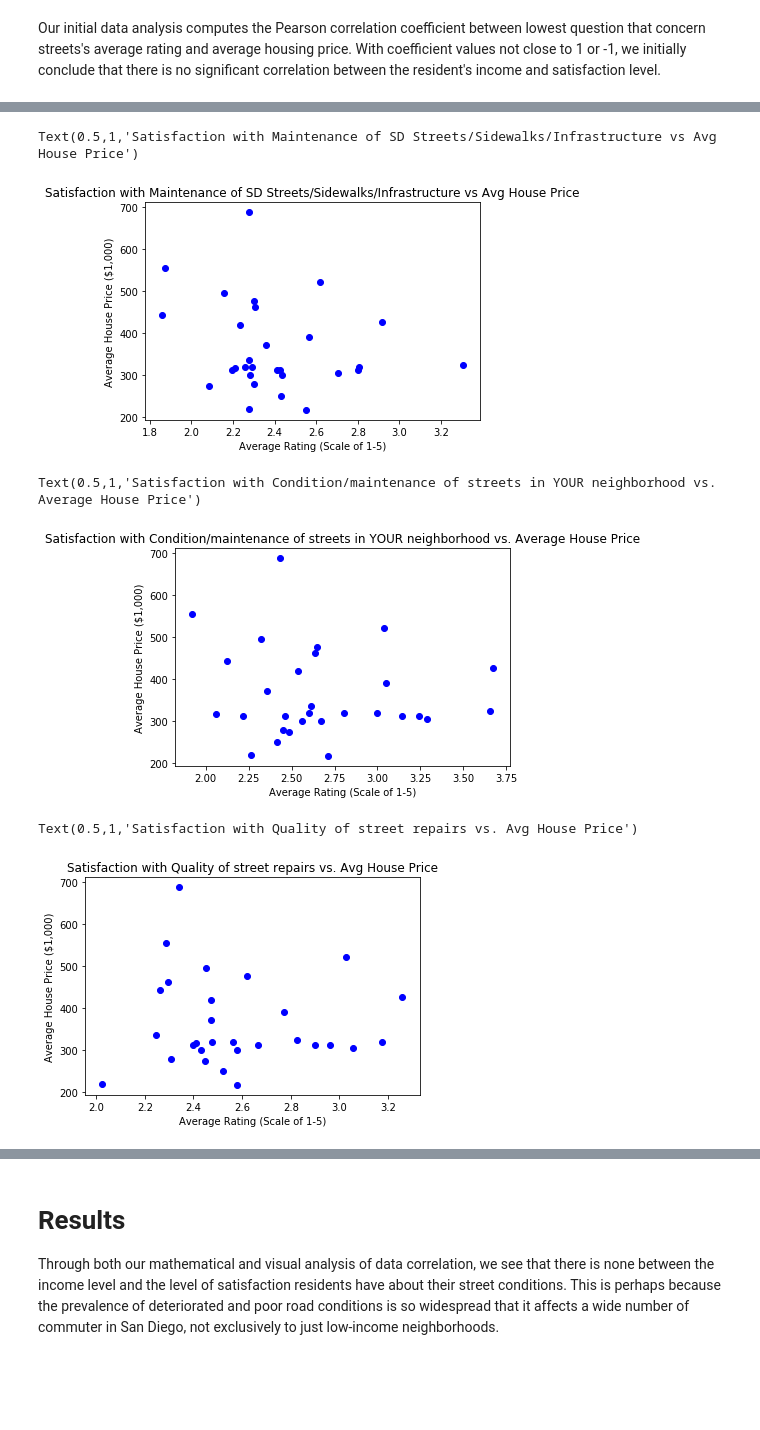
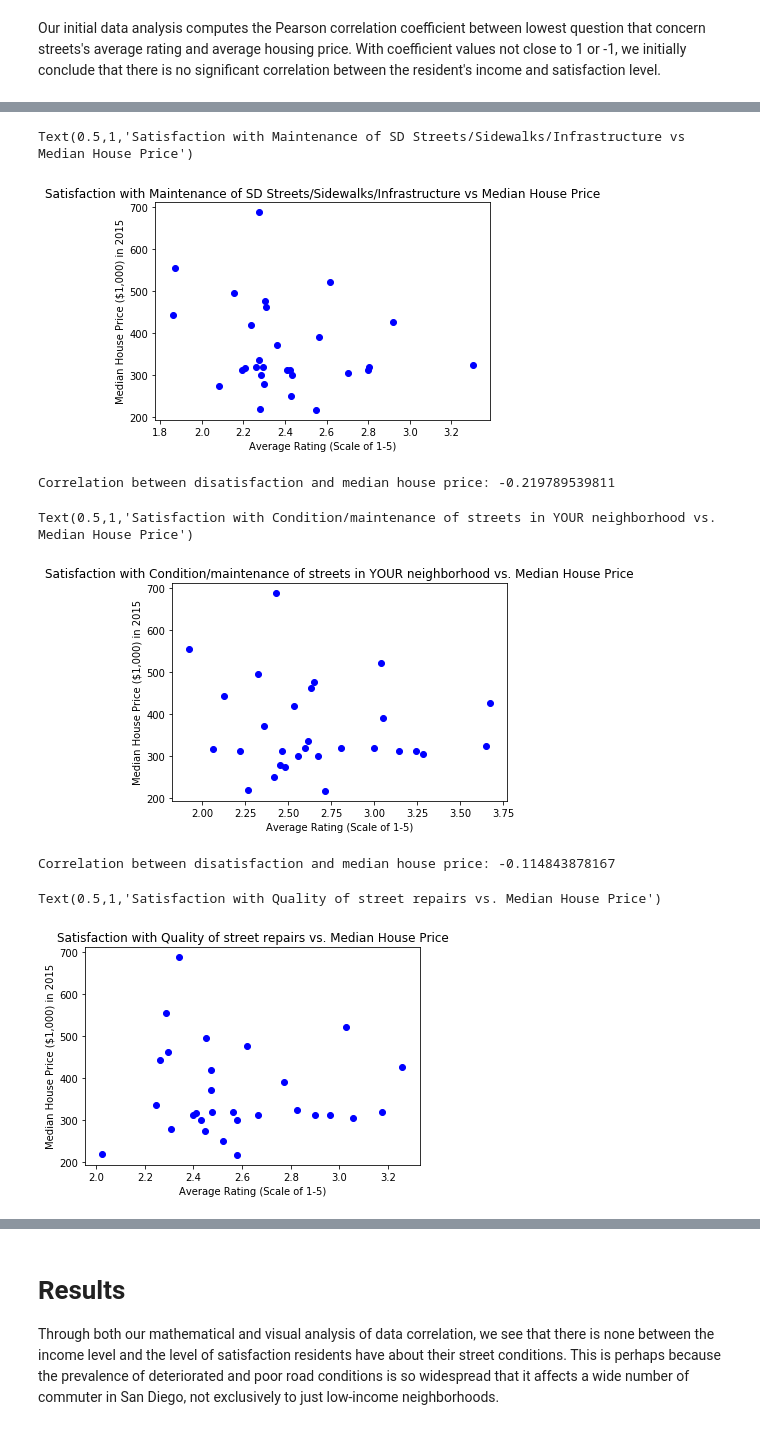
Before and after one commit to maggietsui/Final_Project_COGS108, a Jupyter notebook: Jean.ipynb, the cells around one changed output, grey strips where cells are left out. Saved outputs shown, nothing was run; the diff lists cells and outputs as text; code cells hidden in the pictures; blank space fills up the shorter version.

```diff
--- a/Jean.ipynb
+++ b/Jean.ipynb
@@ -221,24 +221,32 @@ Text(0.5,1,'Satisfaction with Condition/Maintenance of SD Streets vs. Avg House
 # %%
 Q3_8_scatter = plt.scatter(rating_and_price['Q3_8'], rating_and_price['2015-01'], c='blue')
 plt.xlabel('Average Rating (Scale of 1-5)')
-plt.ylabel('Average House Price ($1,000)')
-plt.title('Satisfaction with Maintenance of SD Streets/Sidewalks/Infrastructure vs Avg House Price')
+plt.ylabel('Median House Price ($1,000) in 2015')
+plt.title('Satisfaction with Maintenance of SD Streets/Sidewalks/Infrastructure vs Median House Price')
 # %% [output]
-Text(0.5,1,'Satisfaction with Maintenance of SD Streets/Sidewalks/Infrastructure vs Avg House Price')
+Text(0.5,1,'Satisfaction with Maintenance of SD Streets/Sidewalks/Infrastructure vs Median House Price')
-[figure, old version]
+[figure, new version]
+# %%
+print("Correlation between disatisfaction and median house price:",Q3_8_corr)
+# %% [output]
+Correlation between disatisfaction and median house price: -0.219789539811
 # %%
 Q8_4_scatter = plt.scatter(rating_and_price['Q8_4'], rating_and_price['2015-01'], c='blue')
 plt.xlabel('Average Rating (Scale of 1-5)')
-plt.ylabel('Average House Price ($1,000)')
-plt.title('Satisfaction with Condition/maintenance of streets in YOUR neighborhood vs. Average House Price')
+plt.ylabel('Median House Price ($1,000) in 2015')
+plt.title('Satisfaction with Condition/maintenance of streets in YOUR neighborhood vs. Median House Price')
 # %% [output]
-Text(0.5,1,'Satisfaction with Condition/maintenance of streets in YOUR neighborhood vs. Average House Price')
+Text(0.5,1,'Satisfaction with Condition/maintenance of streets in YOUR neighborhood vs. Median House Price')
-[figure, old version]
+[figure, new version]
+# %%
+print("Correlation between disatisfaction and median house price:",Q8_4_corr)
+# %% [output]
+Correlation between disatisfaction and median house price: -0.114843878167
 # %%
 Q8_10_scatter = plt.scatter(rating_and_price['Q8_10'], rating_and_price['2015-01'], c='blue')
 plt.xlabel('Average Rating (Scale of 1-5)')
-plt.ylabel('Average House Price ($1,000)')
-plt.title('Satisfaction with Quality of street repairs vs. Avg House Price')
+plt.ylabel('Median House Price ($1,000) in 2015')
+plt.title('Satisfaction with Quality of street repairs vs. Median House Price')
 # %% [output]
-Text(0.5,1,'Satisfaction with Quality of street repairs vs. Avg House Price')
+Text(0.5,1,'Satisfaction with Quality of street repairs vs. Median House Price')
-[figure, old version]
+[figure, new version]
```
Also changed, not shown: parts of 17 cells of this notebook.
